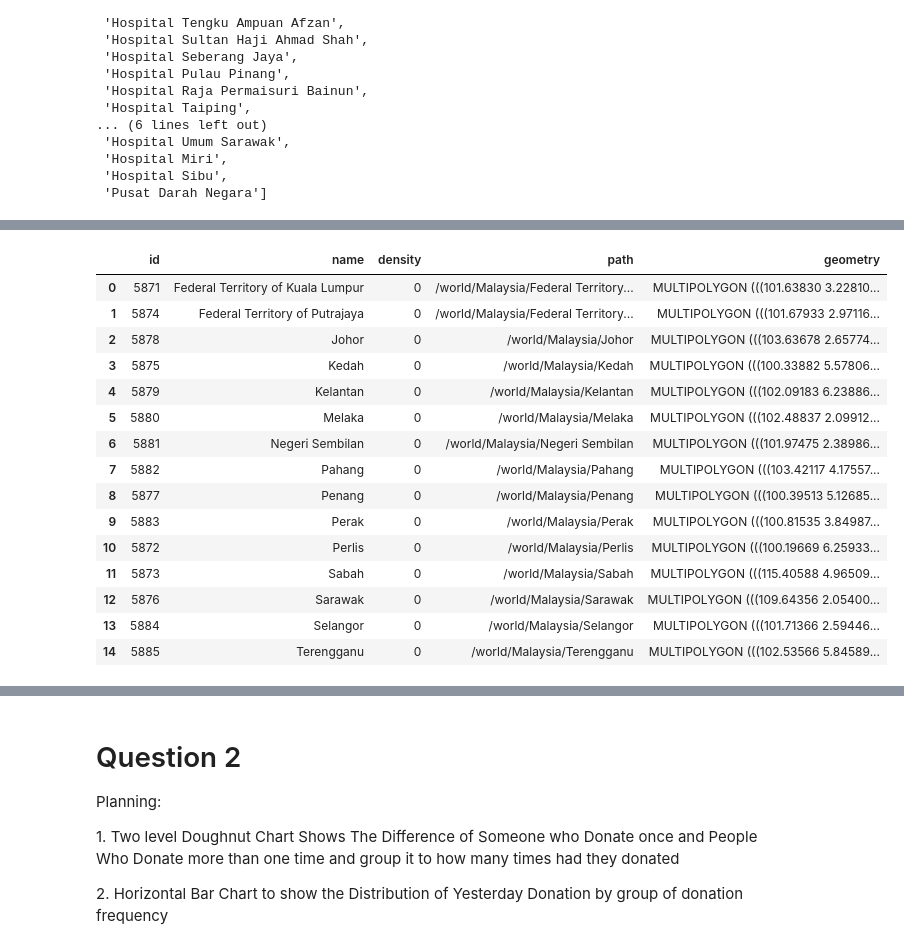
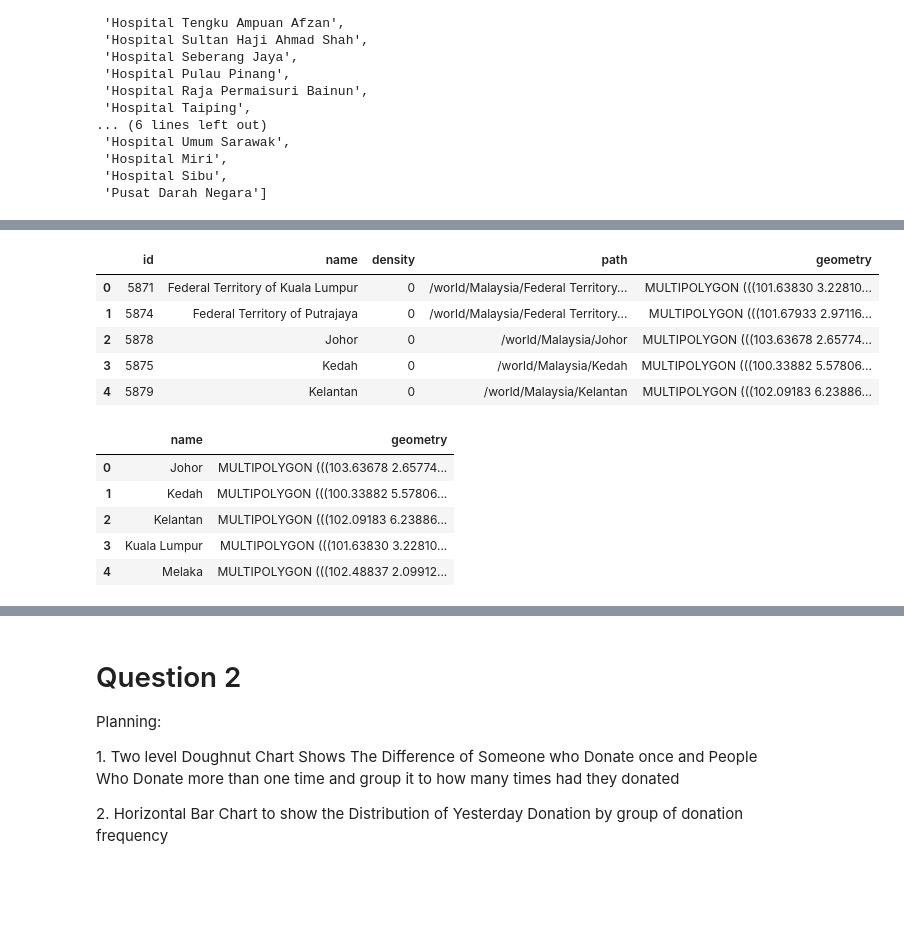
Before and after one commit to adleefuad/blood_donation, a Jupyter notebook: EDA.ipynb, the cells around one changed output, grey strips where cells are left out. Drawn from its saved outputs; the diff is of its cells as text; code cells hidden in the pictures; blank space fills up the shorter version.

```diff
--- a/EDA.ipynb
+++ b/EDA.ipynb
@@ -147,27 +155,26 @@ state3_df
 # %%
-#link geojson = https://cartographyvectors.com/map/1477-malaysia-with-regions
+#read geojson file
 gdf = gpd.read_file('malaysia-with-regions_.geojson')
-gdf
+gdf.head()
 # %% [output]
 |  | id | name | density | path | geometry |
 | 0 | 5871 | Federal Territory of Kuala Lumpur | 0 | /world/Malaysia/Federal Territory... | MULTIPOLYGON (((101.63830 3.22810... |
 | 1 | 5874 | Federal Territory of Putrajaya | 0 | /world/Malaysia/Federal Territory... | MULTIPOLYGON (((101.67933 2.97116... |
 | 2 | 5878 | Johor | 0 | /world/Malaysia/Johor | MULTIPOLYGON (((103.63678 2.65774... |
 | 3 | 5875 | Kedah | 0 | /world/Malaysia/Kedah | MULTIPOLYGON (((100.33882 5.57806... |
 | 4 | 5879 | Kelantan | 0 | /world/Malaysia/Kelantan | MULTIPOLYGON (((102.09183 6.23886... |
-| 5 | 5880 | Melaka | 0 | /world/Malaysia/Melaka | MULTIPOLYGON (((102.48837 2.09912... |
-| 6 | 5881 | Negeri Sembilan | 0 | /world/Malaysia/Negeri Sembilan | MULTIPOLYGON (((101.97475 2.38986... |
-| 7 | 5882 | Pahang | 0 | /world/Malaysia/Pahang | MULTIPOLYGON (((103.42117 4.17557... |
-| 8 | 5877 | Penang | 0 | /world/Malaysia/Penang | MULTIPOLYGON (((100.39513 5.12685... |
-| 9 | 5883 | Perak | 0 | /world/Malaysia/Perak | MULTIPOLYGON (((100.81535 3.84987... |
-| 10 | 5872 | Perlis | 0 | /world/Malaysia/Perlis | MULTIPOLYGON (((100.19669 6.25933... |
-| 11 | 5873 | Sabah | 0 | /world/Malaysia/Sabah | MULTIPOLYGON (((115.40588 4.96509... |
-| 12 | 5876 | Sarawak | 0 | /world/Malaysia/Sarawak | MULTIPOLYGON (((109.64356 2.05400... |
-| 13 | 5884 | Selangor | 0 | /world/Malaysia/Selangor | MULTIPOLYGON (((101.71366 2.59446... |
-| 14 | 5885 | Terengganu | 0 | /world/Malaysia/Terengganu | MULTIPOLYGON (((102.53566 5.84589... |
 # %%
+# We need to process the geospatial data so we can merge it with the donations dataset
 gdf.drop(columns=['id','density','path'],axis=1,inplace=True)#drop col
 gdf.drop(index=[1,10],inplace=True)#drop Perlis and Putrajaya
 gdf.loc[0,'name'] = 'Kuala Lumpur' #rename Wilayah KL to Kuala Lumpur
 gdf.sort_values(by='name',inplace=True) #Sort by name
 gdf.reset_index(inplace=True,drop=True)#reset index
+gdf.head()
+# %% [output]
+|  | name | geometry |
+| 0 | Johor | MULTIPOLYGON (((103.63678 2.65774... |
+| 1 | Kedah | MULTIPOLYGON (((100.33882 5.57806... |
+| 2 | Kelantan | MULTIPOLYGON (((102.09183 6.23886... |
+| 3 | Kuala Lumpur | MULTIPOLYGON (((101.63830 3.22810... |
+| 4 | Melaka | MULTIPOLYGON (((102.48837 2.09912... |
```
Also changed, not shown: parts of 17 cells of this notebook, 1 other file.
